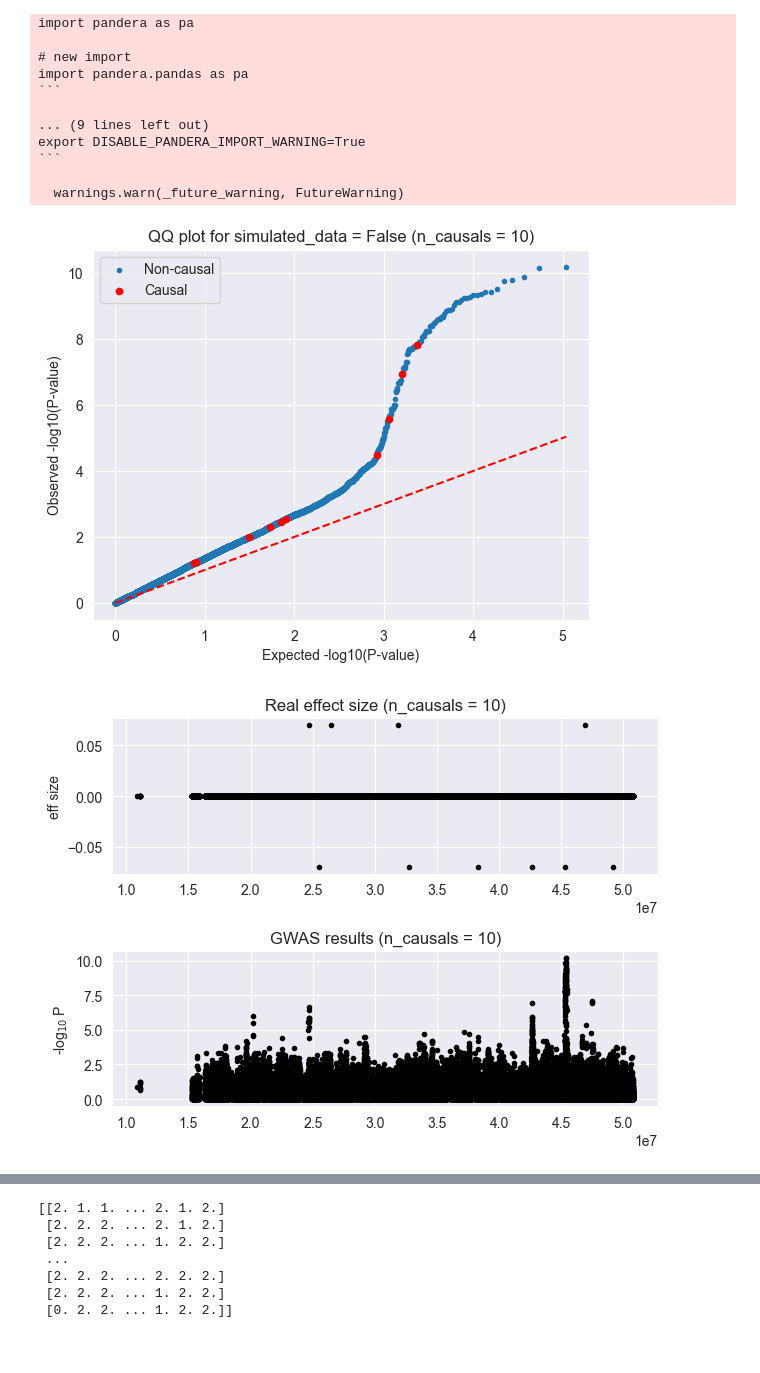
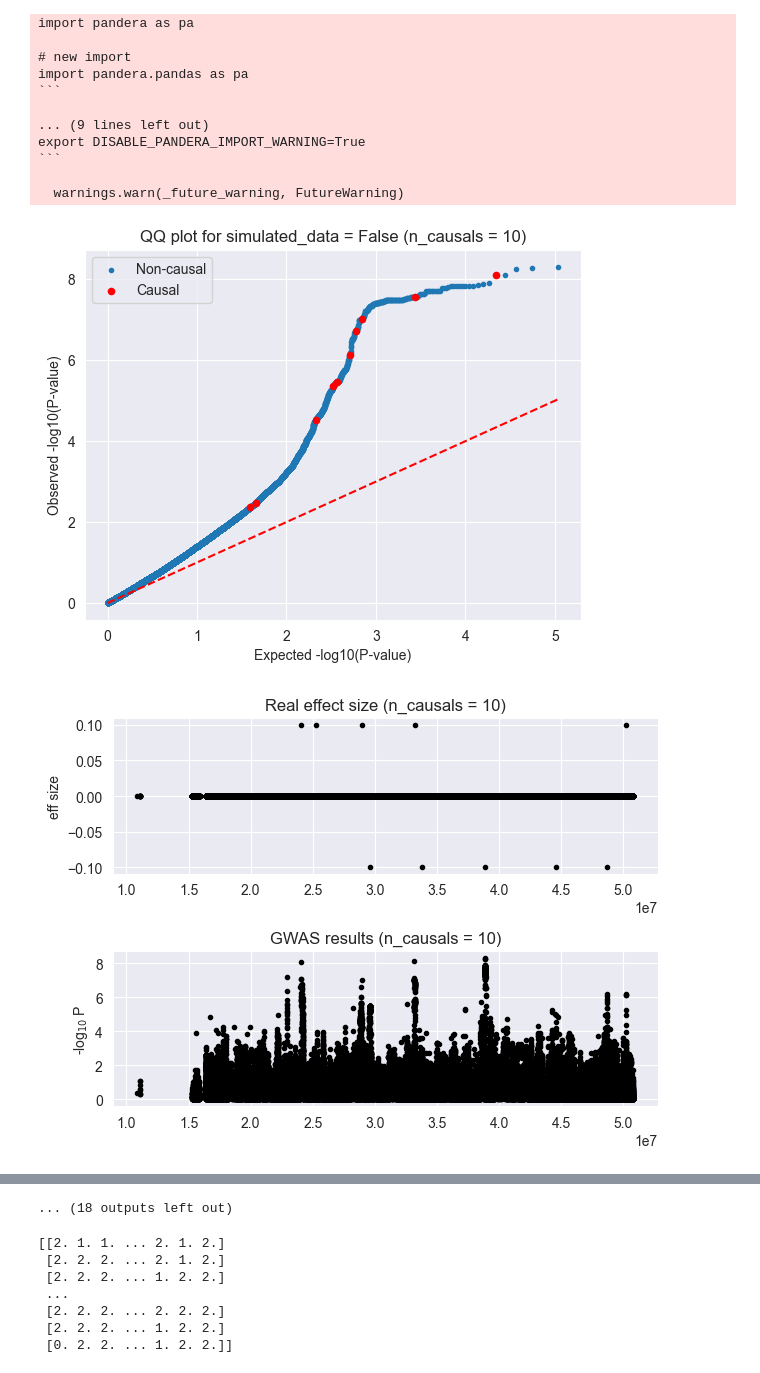
Before and after one commit to sueoglu/gobi_gwas, a Jupyter notebook: david/david_gwas.ipynb, the cells around one changed output, grey strips where cells are left out. Saved outputs shown, nothing was run; the diff lists cells and outputs as text; code cells hidden in the pictures.

```diff
--- a/david/david_gwas.ipynb
+++ b/david/david_gwas.ipynb
@@ -180,7 +180,7 @@ def qq_plot(ax, p_values, idx_caus):
     plt.legend()
 # %%
 # Generate phenotype
-n_causal = 10
+n_causal = 100
 idx_caus = np.random.choice(X_real.shape[1], size=n_causal)
 h2 = 0.6
 var_expl = np.full(n_causal, h2 / n_causal)
@@ -194,29 +194,33 @@ pv = lmm.getPv()
 beta = lmm.getBetaSNP()
 beta_ste = lmm.getBetaSNPste()
 # %%
-idx_caus = np.random.choice(X_real.shape[1], size=n_causal)
-var_expl = np.full(n_causal, 0.05 / n_causal)
-y, beta_real = simulate_pheno(X_real, idx_caus, var_expl)
-F = np.ones_like(y)
-lmm = LMM(y, F)
-lmm.process(X_real)
-pv = lmm.getPv()
-beta = lmm.getBetaSNP()
-beta_ste = lmm.getBetaSNPste()
-qq_plot(None,pv, idx_caus)
-plt.title(f"QQ plot for simulated_data = False (n_causals = {n_causal})")
-plt.show()
-x = bim['pos'].values
-plt.subplot(211)
-plt.title(f'Real effect size (n_causals = {n_causal})')
-plt.plot(x, beta_real, '.k')
-plt.ylabel('eff size')
-plt.subplot(212)
-plt.title(f'GWAS results (n_causals = {n_causal})')
-plt.plot(x, -np.log10(pv), '.k')
-plt.ylabel('-log$_{10}$ P')
-plt.tight_layout()
-plt.show()
+n_causals = [10,20,50,75,100]
+h2s = [0.1,0.3,0.6]
+for n_c in n_causals:
+    for n_h2 in h2s:
+      idx_caus = np.random.choice(X_real.shape[1], size=n_c)
+      var_expl = np.full(n_c, n_h2 / n_c)
+      y, beta_real = simulate_pheno(X_real, idx_caus, var_expl)
+      F = np.ones_like(y)
+      lmm = LMM(y, F)
+      lmm.process(X_real)
+      pv = lmm.getPv()
+      beta = lmm.getBetaSNP()
+      beta_ste = lmm.getBetaSNPste()
+      qq_plot(None,pv, idx_caus)
+      plt.title(f"QQ plot for simulated_data = False (n_causals = {n_c})")
+      plt.show()
+      x = bim['pos'].values
+      plt.subplot(211)
+      plt.title(f'Real effect size (n_causals = {n_c})')
+      plt.plot(x, beta_real, '.k')
+      plt.ylabel('eff size')
+      plt.subplot(212)
+      plt.title(f'GWAS results (n_causals = {n_c})')
+      plt.plot(x, -np.log10(pv), '.k')
+      plt.ylabel('-log$_{10}$ P')
+      plt.tight_layout()
+      plt.show()
 # %% [output]
-[figure, old version]
+[figure, new version]
-[figure, old version]
+[figure, new version]
@@ -223,3 +237,4 @@ plt.show()
+... (18 outputs left out)
 # %%
 print(X_real)
 # %% [output]
```
Also changed, not shown: parts of 1 cell of this notebook.
